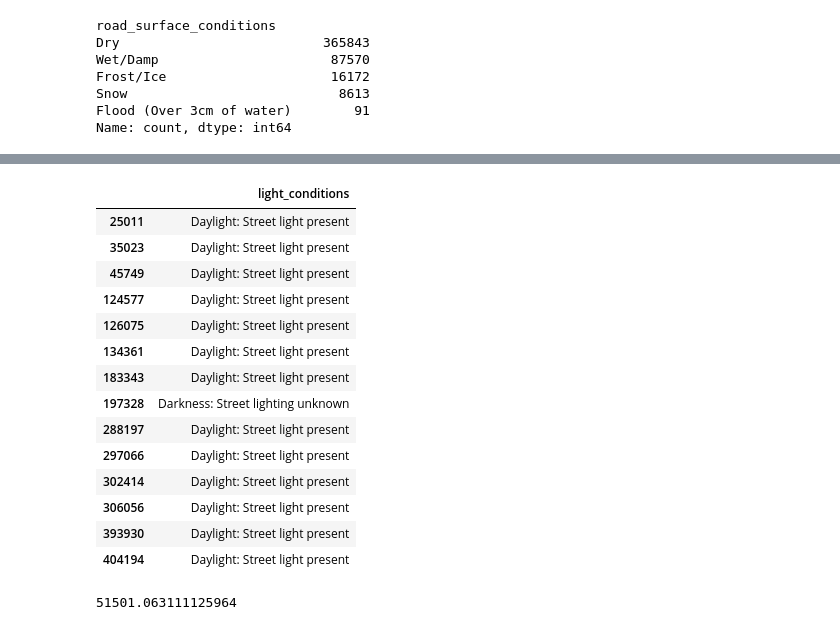
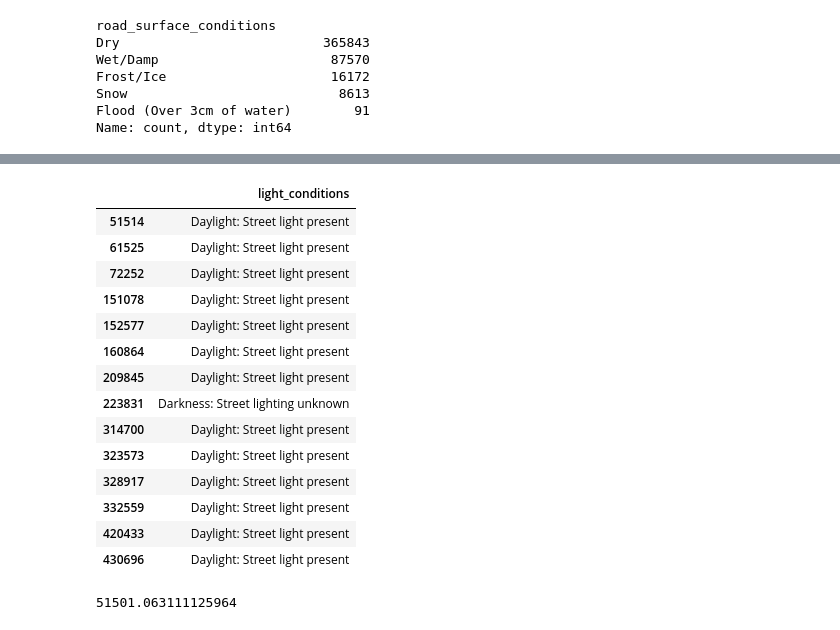
Before and after one commit to The-DigitalAcademy/Accidents_Analysis, a Jupyter notebook: PythonAnalysis.ipynb, the cells around one changed output, grey strips where cells are left out. Cells and saved outputs as stored; diff of their text form; code cells hidden in the pictures.

```diff
--- a/PythonAnalysis.ipynb
+++ b/PythonAnalysis.ipynb
@@ -113 +114,3 @@ country                                      0
 dtype: int64
+# %%
+df.drop(columns=['index'], inplace=True)
@@ -115,0 +145,3 @@ Handling misssing values
+# %%
+
+df = df.drop(columns=['special_conditions_at_site', 'carriageway_hazards'])
@@ -237,6 +213,3 @@ none_comparison
-# %%
-mode_special_conditions_at_site = df['special_conditions_at_site'].mode()[0]
-df['special_conditions_at_site'].fillna(mode_special_conditions_at_site, inplace=True)
 # %%
 df['time'].value_counts()
 # %% [output]
@@ -256,29 +229,28 @@ Name: count, Length: 1367, dtype: int64
 # %%
 
 missing_time = df['time'].isna()
 
 
-missing_comparison = df[
-missing_time][['light_conditions']]
+missing_comparison = df[missing_time][['light_conditions']]
 
 
 missing_comparison
 # %% [output]
 |  | light_conditions |
-| 25011 | Daylight: Street light present |
-| 35023 | Daylight: Street light present |
-| 45749 | Daylight: Street light present |
-| 124577 | Daylight: Street light present |
-| 126075 | Daylight: Street light present |
-| 134361 | Daylight: Street light present |
-| 183343 | Daylight: Street light present |
-| 197328 | Darkness: Street lighting unknown |
-| 288197 | Daylight: Street light present |
-| 297066 | Daylight: Street light present |
-| 302414 | Daylight: Street light present |
-| 306056 | Daylight: Street light present |
-| 393930 | Daylight: Street light present |
-| 404194 | Daylight: Street light present |
+| 51514 | Daylight: Street light present |
+| 61525 | Daylight: Street light present |
+| 72252 | Daylight: Street light present |
+| 151078 | Daylight: Street light present |
+| 152577 | Daylight: Street light present |
+| 160864 | Daylight: Street light present |
+| 209845 | Daylight: Street light present |
+| 223831 | Darkness: Street lighting unknown |
+| 314700 | Daylight: Street light present |
+| 323573 | Daylight: Street light present |
+| 328917 | Daylight: Street light present |
+| 332559 | Daylight: Street light present |
+| 420433 | Daylight: Street light present |
+| 430696 | Daylight: Street light present |
 # %%
 
 
```
Also changed, not shown: parts of 33 cells of this notebook.
